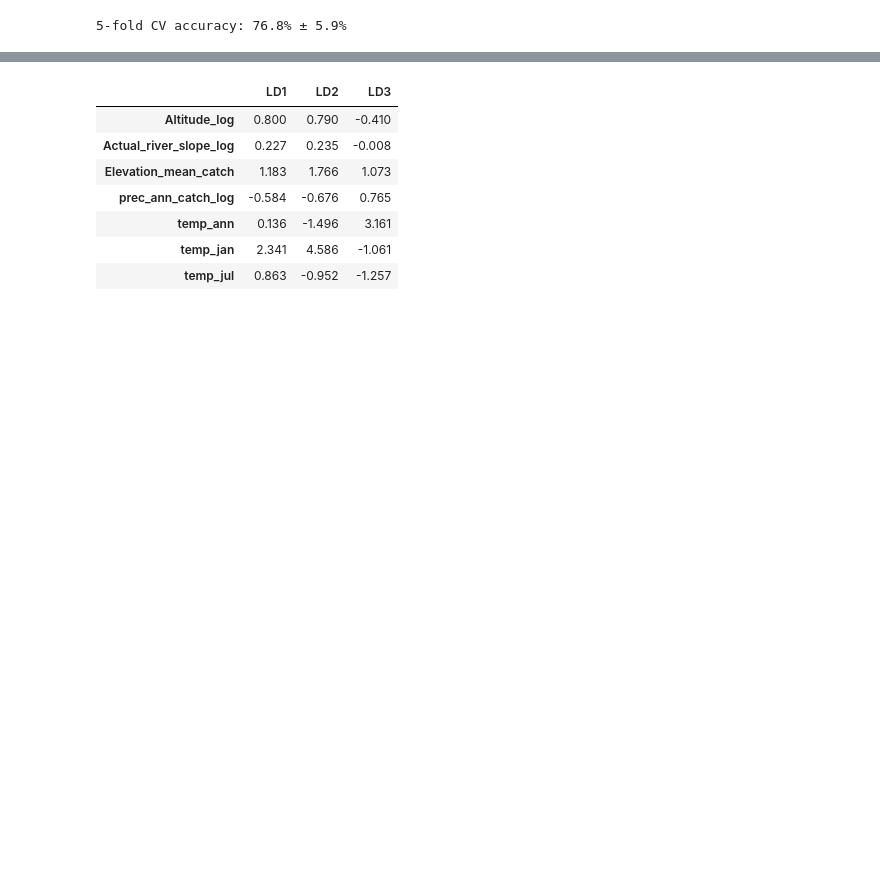
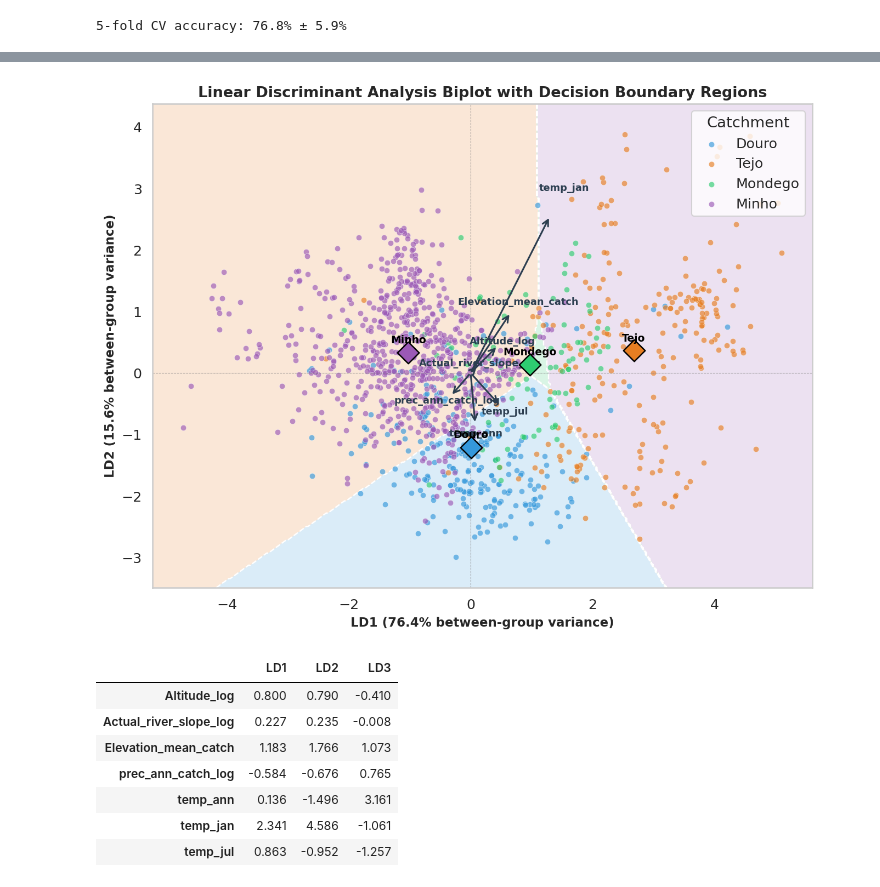
Before and after one commit to dgonzales1222/greends_avcad_exercises, a Jupyter notebook: exercise_09/avcad_ex09_dgonzales.ipynb, the cells around one changed output, grey strips where cells are left out. Saved outputs shown, nothing was run; the diff lists cells and outputs as text; code cells hidden in the pictures; blank space fills up the shorter version.

```diff
--- a/exercise_09/avcad_ex09_dgonzales.ipynb
+++ b/exercise_09/avcad_ex09_dgonzales.ipynb
@@ -351,3 +325,73 @@ plt.show()
+# %%
+# @title LDA biplot — LD1 vs LD2 (with decision boundary regions)
+
+from sklearn.preprocessing import LabelEncoder
+from matplotlib.colors import ListedColormap
+
+# Fit a 2-D LDA on the projected LD scores so we can classify anywhere in LD space
+lda_2d = LinearDiscriminantAnalysis().fit(scores_lda[:, :2], groups.values)
+le2     = LabelEncoder().fit(basins)
+bg_cmap = ListedColormap([palette[b] for b in basins])
+
+# Dense meshgrid across the LD1/LD2 range
+x_min, x_max = scores_lda[:, 0].min() - 0.5, scores_lda[:, 0].max() + 0.5
+y_min, y_max = scores_lda[:, 1].min() - 0.5, scores_lda[:, 1].max() + 0.5
+xx, yy = np.meshgrid(np.linspace(x_min, x_max, 400),
+                     np.linspace(y_min, y_max, 400))
+Z = le2.transform(lda_2d.predict(np.c_[xx.ravel(), yy.ravel()])).reshape(xx.shape)
+
+scalings  = lda.scalings_[:, :2]
+scale_lda = np.max(np.abs(scores_lda[:, :2])) / np.max(np.abs(scalings)) * 0.5
+ld1_var = lda.explained_variance_ratio_[0] * 100
+ld2_var = lda.explained_variance_ratio_[1] * 100
+
+fig, ax = plt.subplots(figsize=(9, 7))
+
+# Decision regions (semi-transparent) + boundaries
+ax.contourf(xx, yy, Z, alpha=0.18, cmap=bg_cmap,
+            levels=np.arange(-0.5, len(basins)), antialiased=True, zorder=0)
+ax.contour(xx, yy, Z, levels=np.arange(-0.5, len(basins)),
+           colors='white', linewidths=1.2, linestyles='--', zorder=1)
+
+# Site scores
+for basin in basins:
+    mask = (groups == basin).values
+    ax.scatter(scores_lda[mask, 0], scores_lda[mask, 1],
+               s=25, alpha=0.65, color=palette[basin],
+               edgecolor='white', linewidth=0.3, label=basin, zorder=2)
+
+# Group centroids
+for basin in basins:
+    mask = (groups == basin).values
+    cx, cy = scores_lda[mask, 0].mean(), scores_lda[mask, 1].mean()
+    ax.scatter(cx, cy, s=180, marker='D', color=palette[basin],
+               edgecolor='black', linewidth=1.2, zorder=5)
+    ax.text(cx, cy + 0.12, basin, ha='center', va='bottom',
+            fontsize=9, fontweight='bold', color='black', zorder=6)
+
+# Variable loading arrows
+for i, var in enumerate(env_vars):
+    x = scalings[i, 0] * scale_lda
+    y = scalings[i, 1] * scale_lda
+    ax.annotate('', xy=(x, y), xytext=(0, 0),
+                arrowprops=dict(arrowstyle='->', color='#2c3e50', lw=1.5), zorder=4)
+    ax.text(x * 1.18, y * 1.18, var, fontsize=8.5,
+            ha='center', va='center', color='#2c3e50', fontweight='bold', zorder=4)
+
+ax.axhline(0, color='grey', linewidth=0.5, linestyle='--')
+ax.axvline(0, color='grey', linewidth=0.5, linestyle='--')
+ax.set_xlabel(f'LD1 ({ld1_var:.1f}% between-group variance)', fontsize=11)
+ax.set_ylabel(f'LD2 ({ld2_var:.1f}% between-group variance)', fontsize=11)
+ax.set_title('Linear Discriminant Analysis Biplot with Decision Boundary Regions',
+             fontsize=13, fontweight='bold')
+ax.legend(title='Catchment', loc='upper right', frameon=True)
+ax.set_xlim(x_min, x_max)
+ax.set_ylim(y_min, y_max)
+ax.grid(False)
+plt.tight_layout()
+plt.show()
+# %% [output]
+[figure, added]
 # %%
 # @title LDA coefficients (standardized scalings)
 
```
Also changed, not shown: parts of 6 cells of this notebook.
